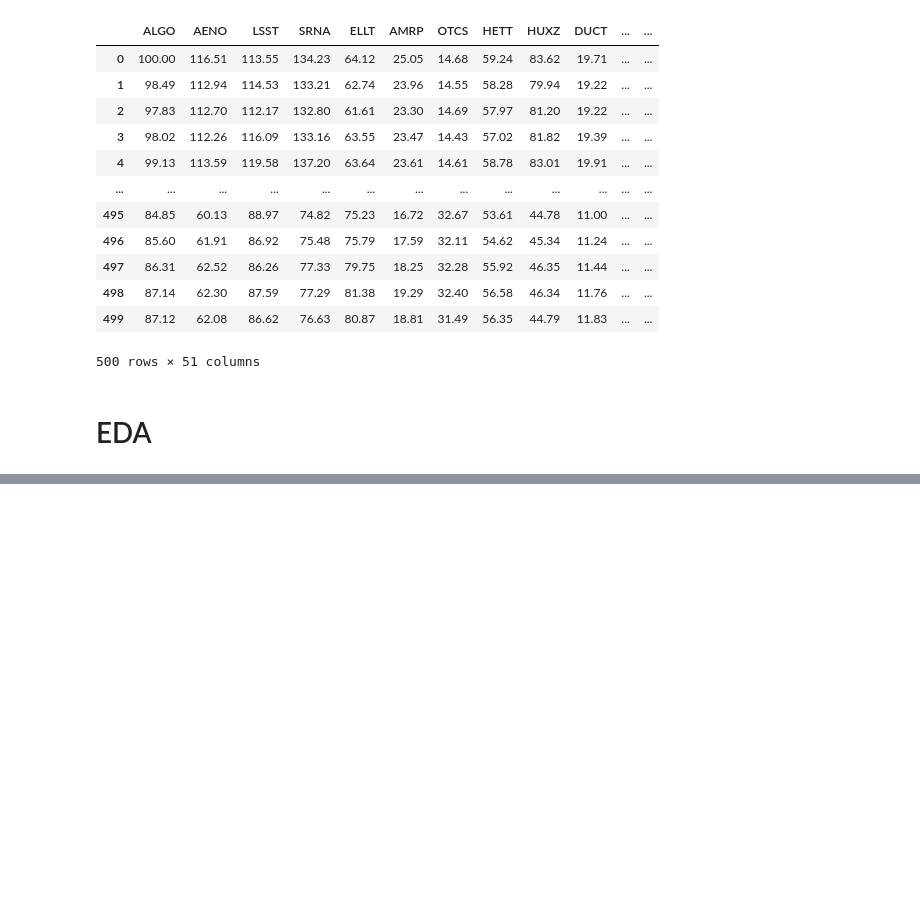
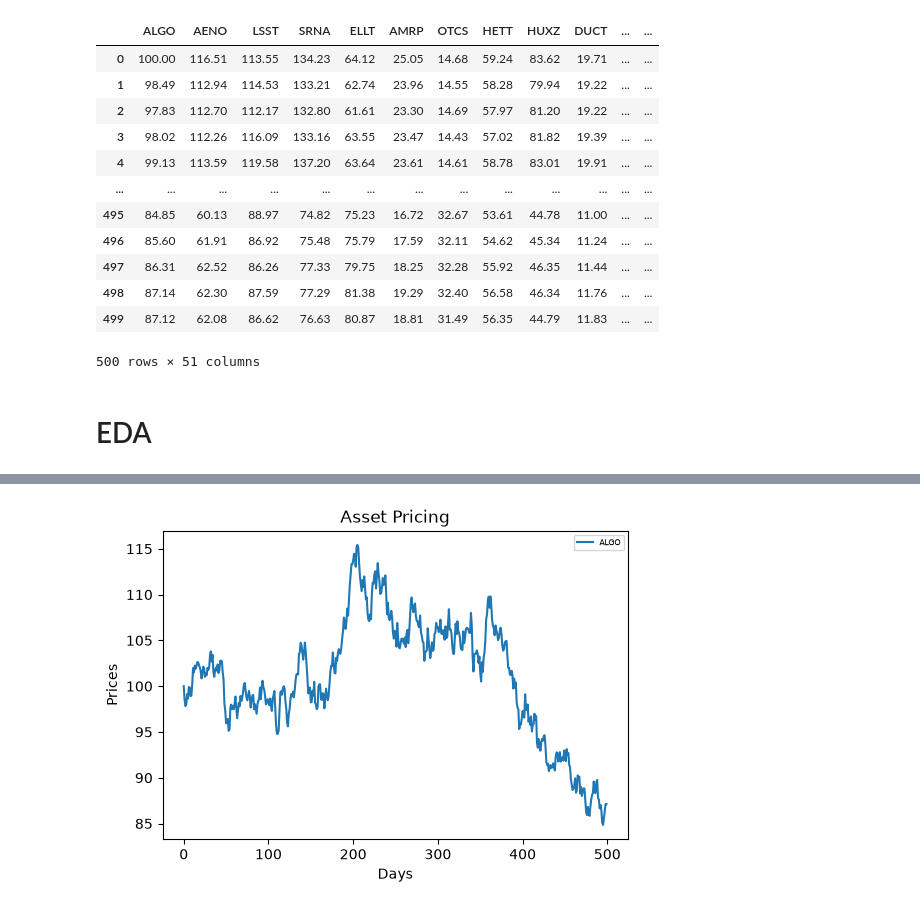
Before and after one commit to kvngu0/algothon2026_AlphaLeak, a Jupyter notebook: Test1.ipynb, the cells around one changed output, grey strips where cells are left out. Cells and saved outputs as stored; diff of their text form; code cells hidden in the pictures; blank space fills up the shorter version.

```diff
--- a/Test1.ipynb
+++ b/Test1.ipynb
@@ -67,0 +179,15 @@ plt.show()
+# %%
+# Small plot
+y = t1
+x = np.arange(0, t1.shape[0])
+
+plt.figure(figsize=(6, 4))
+plt.plot(x, y, label="ALGO", linestyle="-")
+
+plt.title(r"Asset Pricing")
+plt.ylabel("Prices")
+plt.xlabel("Days")
+plt.legend(loc=0, fontsize='xx-small')
+plt.show()
+# %% [output]
+[figure, added]
```
Also changed, not shown: parts of 40 cells of this notebook, 3 other files.
